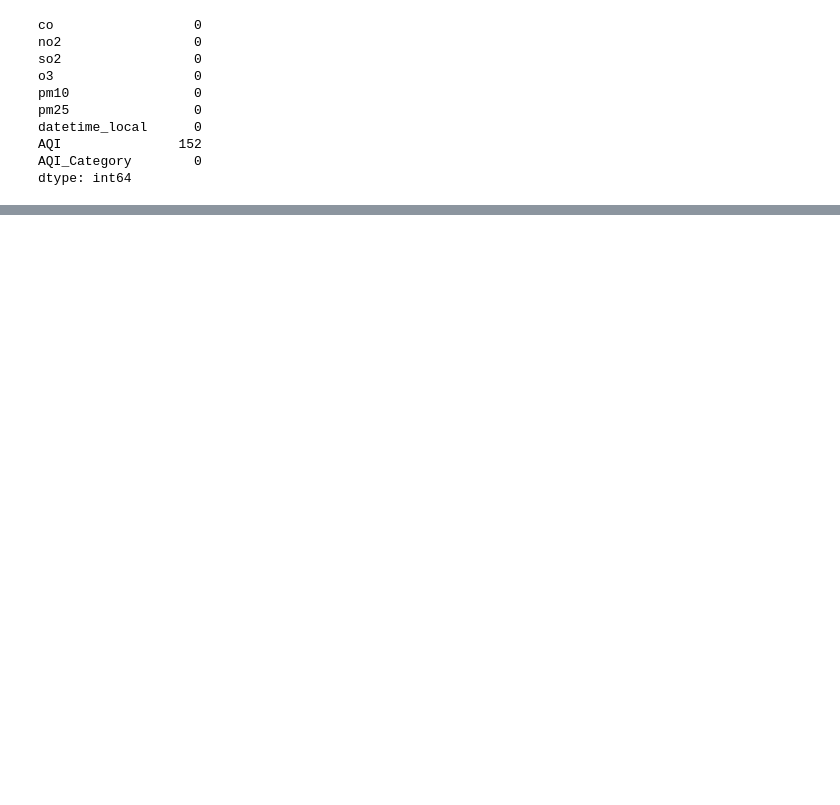
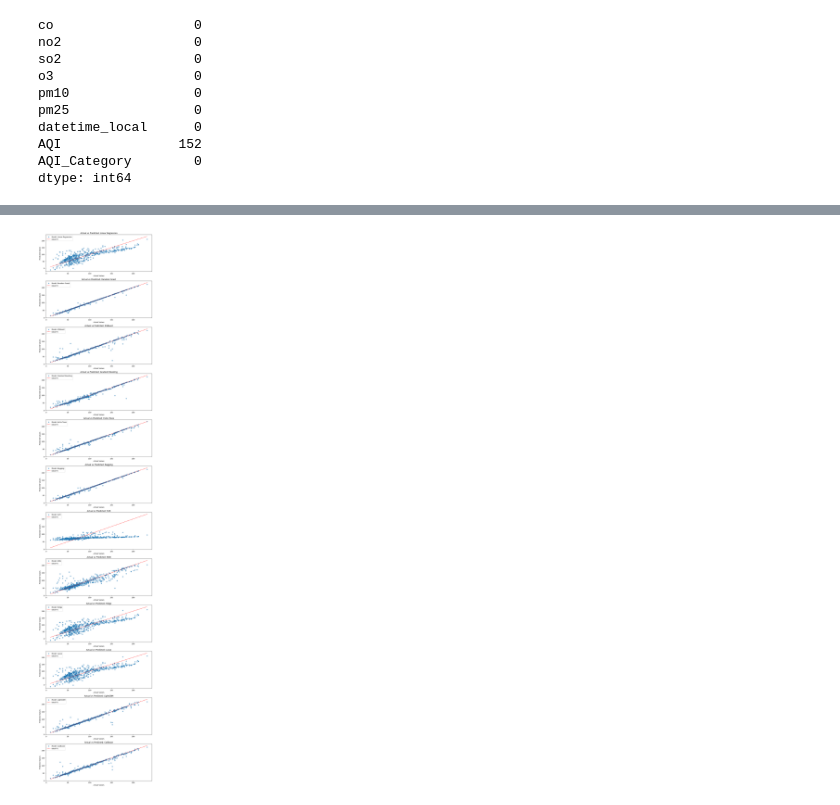
Before and after one commit to ivetkalchev/VarnaAir, a Jupyter notebook: varnaair.ipynb, the cells around one changed output, grey strips where cells are left out. Drawn from its saved outputs; the diff is of its cells as text; code cells hidden in the pictures; blank space fills up the shorter version.

```diff
--- a/varnaair.ipynb
+++ b/varnaair.ipynb
@@ -734,2 +799,0 @@ final_combined_df.head()
-# %%
-final_combined_df = final_combined_df.drop(['datetime_local', 'AQI_Category'], axis=1)
@@ -762,0 +829,76 @@ MSE: 0.08, R²: 1.000
+# %%
+import matplotlib.pyplot as plt
+import numpy as np
+from sklearn.metrics import mean_absolute_error, mean_squared_error, r2_score
+import pandas as pd
+
+# Define models
+models = {
+    'Linear Regression': LinearRegression(),
+    'Random Forest': RandomForestRegressor(n_estimators=100, random_state=42),
+    'XGBoost': XGBRegressor(n_estimators=100, learning_rate=0.1, max_depth=6, random_state=42),
+    'Gradient Boosting': GradientBoostingRegressor(),
+    'Extra Trees': ExtraTreesRegressor(),
+    'Bagging': BaggingRegressor(),
+    'SVR': SVR(),
+    'KNN': KNeighborsRegressor(),
+    'Ridge': Ridge(),
+    'Lasso': Lasso()
+}
+
+if lgbm_available:
+    models['LightGBM'] = LGBMRegressor(force_col_wise=True, verbose=-1)
+if catboost_available:
+    models['CatBoost'] = CatBoostRegressor(verbose=0)
+
+# Initialize results storage
+results = []
+
+# Initialize figure for plots
+fig, axes = plt.subplots(len(models), 1, figsize=(10, len(models) * 4))
+
+# Iterate through models
+for idx, (name, model) in enumerate(models.items()):
+    model.fit(X_train, y_train)
+    preds = model.predict(X_test)
+
+    # Calculate metrics
+    mae = mean_absolute_error(y_test, preds)
+    mse = mean_squared_error(y_test, preds)
+    r2 = r2_score(y_test, preds)
+    results.append((name, mae, mse, r2))
+
+    # Plot actual vs. predicted
+    axes[idx].scatter(y_test, preds, alpha=0.5, label=f"Model: {name}")
+    axes[idx].plot(
+        [y_test.min(), y_test.max()], [y_test.min(), y_test.max()],
+        color='red', linestyle='--', label="Ideal Fit"
+    )
+    axes[idx].set_title(f"Actual vs Predicted: {name}")
+    axes[idx].set_xlabel("Actual Values")
+    axes[idx].set_ylabel("Predicted Values")
+    axes[idx].legend()
+
+plt.tight_layout()
+plt.show()
+
+# Create results DataFrame
+results_df = pd.DataFrame(results, columns=['Model', 'MAE', 'MSE', 'R²'])
+results_df = results_df.sort_values('MAE')
+
+# Style the DataFrame
+styled_df = results_df.style.format({
+    "MAE": "{:.4e}",
+    "MSE": "{:.4e}",
+    "R²": "{:.6f}"
+}).set_properties(**{
+    'text-align': 'center'
+}).set_table_styles([{
+    'selector': 'th',
+    'props': [('text-align', 'center')]
+}])
+
+# Display the styled DataFrame
+display(styled_df)
+# %% [output]
+[figure, added]
```
Also changed, not shown: parts of 37 cells of this notebook, 4 other files.
